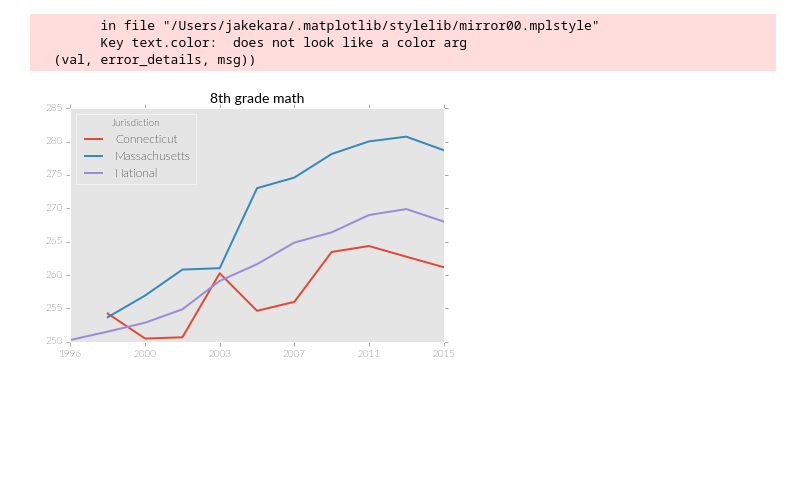
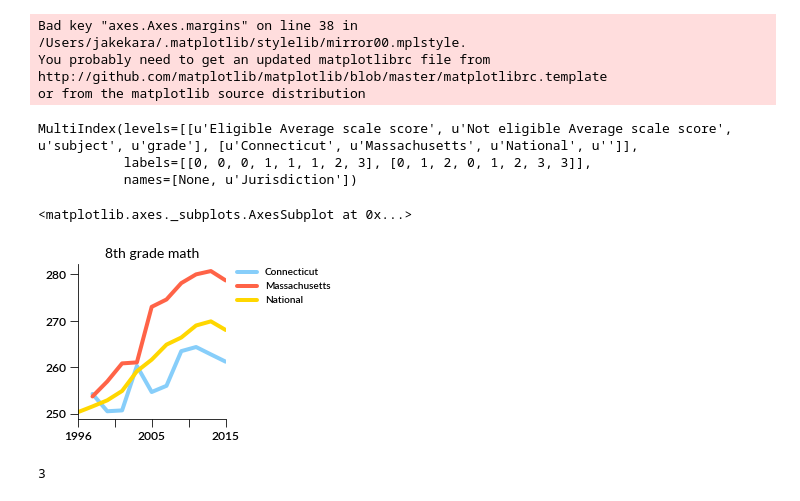
Before and after one commit to jakekara/ct-mass-low-income-comparison, a Jupyter notebook: Mass, CT low-income comparison.ipynb, the cells around one changed output. Saved outputs shown, nothing was run; the diff lists cells and outputs as text; code cells hidden in the pictures; blank space fills up the shorter version.

```diff
--- a/Mass, CT low-income comparison.ipynb
+++ b/Mass, CT low-income comparison.ipynb
@@ -12,6 +12,7 @@ def get_data(grade, subject):
         ret.columns.set_levels(columns, level=i, inplace=True)
 
     ret["","Year"] = ret["","Year"].fillna(method="ffill")
+
 
     flat_columns = []
     for col in ret.columns:
@@ -32,7 +33,7 @@ def get_data(grade, subject):
                         values=["Not eligible Average scale score"],
                         columns=["Jurisdiction"])
 
-    ret = left.join(right)
+    ret = left.join(right)a
 
     ret["subject"] = subject
     ret["grade"] = grade
@@ -41,5 +42,5 @@ def get_data(grade, subject):
     return ret
 
 
-get_data(8,"math").sort_index(ascending=False)
+get_data(4,"reading").sort_index(ascending=False)
 # %% [output]
@@ -60,11 +79,15 @@ get_data(8,"math").sort_index(ascending=False)
 # %%
 import matplotlib
-matplotlib.use( "agg" )
+#matplotlib.use( "agg" )
+# matplotlib.use( "macosx" )
+
 %matplotlib inline
-matplotlib.style.use('ggplot')
+# matplotlib.style.use('ggplot')
 matplotlib.style.use('mirror00')
 import matplotlib.pyplot as plt
 # %% [output]
-        in file "/Users/jakekara/.matplotlib/stylelib/mirror00.mplstyle"
-        Key text.color:  does not look like a color arg
-  (val, error_details, msg))
+Bad key "axes.Axes.margins" on line 38 in
+/Users/jakekara/.matplotlib/stylelib/mirror00.mplstyle.
+You probably need to get an updated matplotlibrc file from
+http://github.com/matplotlib/matplotlib/blob/master/matplotlibrc.template
+or from the matplotlib source distribution
@@ -73,30 +94,37 @@ import matplotlib.pyplot as plt
 # %%
-def make_chart(df):
-
-    ax = df["Eligible Average scale score"].plot()
+def make_chart(df,col='Eligible Average scale score'):
+    print df.columns
+    ax = df[col].plot()
     #ax.set_ylim(ymin=0)
 
     grade = df["grade"][0]
     subject = df["subject"][0]
 
-    props = matplotlib\
-                 .font_manager\
-                 .FontProperties(fname="/Users/jakekara/Library/Fonts/Lato-Regular.ttf")
-    ax.set_title(str(grade) + "th grade " + subject,
-                fontproperties=props,
-                size=14)
+    ax.set_title(str(grade) + "th grade " + subject)
     fname = "img/"+str(grade)+ "th grade " + str(subject) + ".png"
+    svgname = "img/"+str(grade)+ "th grade " + str(subject) + ".svg"
     ax.set_xlabel("")
     ax.set_ylabel("")
 
-    #ax.text.font(matplotlib.font_manager.FontProperties(fname="/Users/jakekara/Library/Fonts/Lato-Regular.ttf"))
-
+#     plt.legend(bbox_to_anchor=(0.5,0.5),bbox_transform=plt.gcf().transFigure)
+    lgd = ax.legend(bbox_to_anchor=(1.05, 1), loc=2, borderaxespad=0.)
 
     plt.tight_layout()
 
-    plt.savefig(fname)
 
+    plt.savefig(fname,bbox_extra_artists=(lgd,),bbox_inches="tight")
+    plt.savefig(svgname,bbox_extra_artists=(lgd,),bbox_inches="tight")
+
+    return ax
 
 make_chart(get_data(8,"math"))
 # %% [output]
+MultiIndex(levels=[[u'Eligible Average scale score', u'Not eligible Average scale score', u'subject', u'grade'], [u'Connecticut', u'Massachusetts', u'National', u'']],
+           labels=[[0, 0, 0, 1, 1, 1, 2, 3], [0, 1, 2, 0, 1, 2, 3, 3]],
+           names=[None, u'Jurisdiction'])
+<matplotlib.axes._subplots.AxesSubplot at 0x...>
-[figure, old version]
+[figure, new version]
+# %%
+np.max([1,2,3])
+# %% [output]
+3
```
Also changed, not shown: parts of 10 cells of this notebook, 13 other files.
